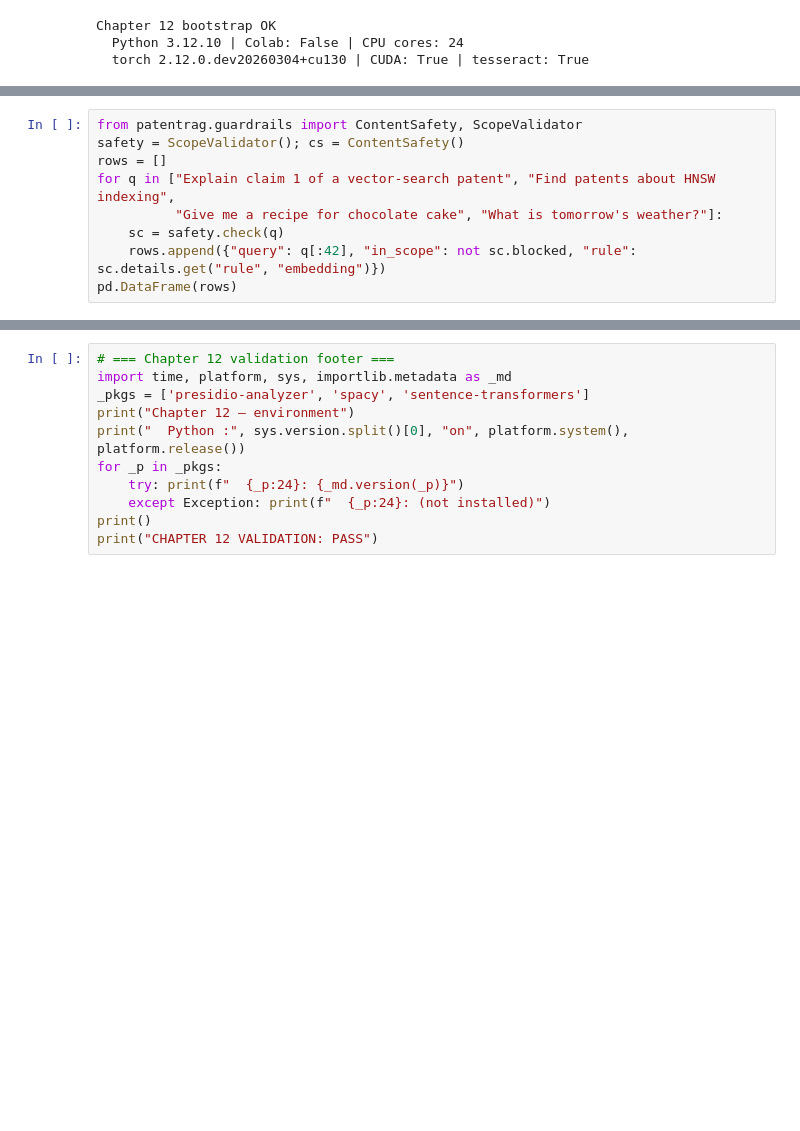
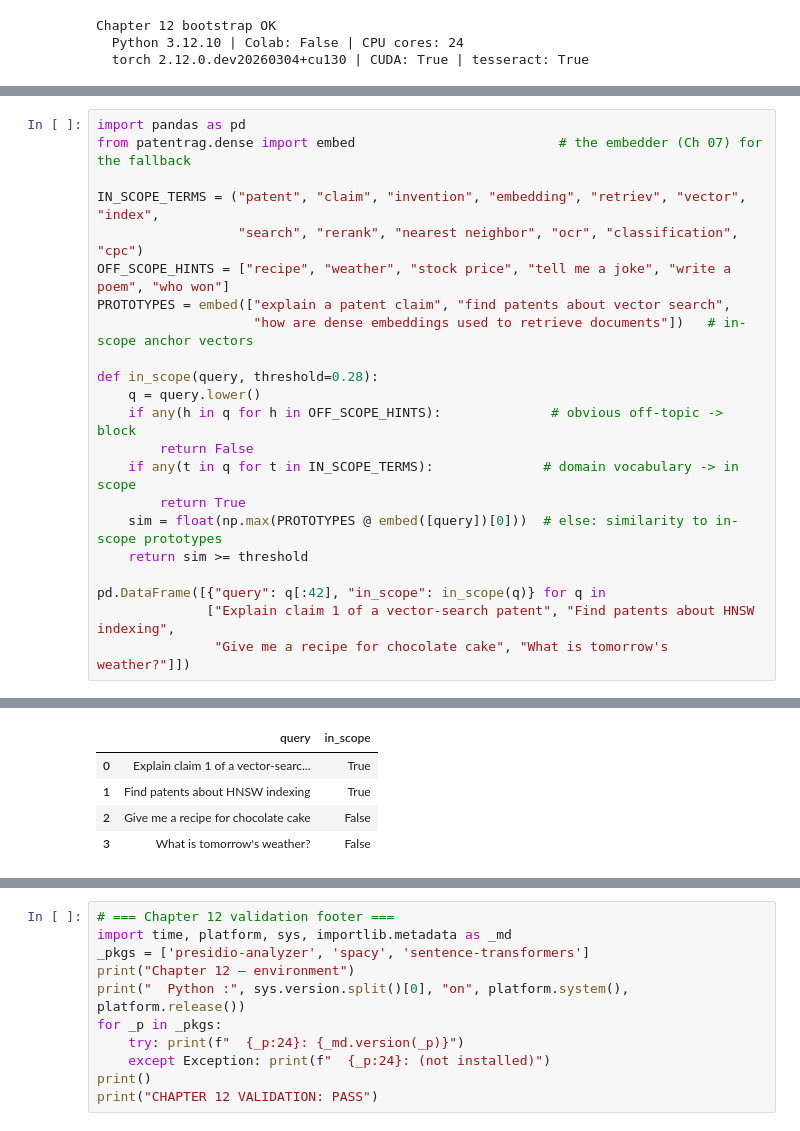
Before and after one commit to rsalehin/patent-rag-masterclass, a Jupyter notebook: notebooks/12_guardrails.ipynb, the cells around one changed output, grey strips where cells are left out. Cells and saved outputs as stored; diff of their text form; blank space fills up the shorter version.

```diff
--- a/notebooks/12_guardrails.ipynb
+++ b/notebooks/12_guardrails.ipynb
@@ -153,9 +76,0 @@ cost: **rules** → **embeddings** (similarity to in-scope prototypes) → **tra
-# %%
-from patentrag.guardrails import ContentSafety, ScopeValidator
-safety = ScopeValidator(); cs = ContentSafety()
-rows = []
-for q in ["Explain claim 1 of a vector-search patent", "Find patents about HNSW indexing",
-          "Give me a recipe for chocolate cake", "What is tomorrow's weather?"]:
-    sc = safety.check(q)
-    rows.append({"query": q[:42], "in_scope": not sc.blocked, "rule": sc.details.get("rule", "embedding")})
-pd.DataFrame(rows)
@@ -298,0 +186,23 @@ All Chapter 12 invariants hold. guardrail_eval artifact ready.
+# %%
+import pandas as pd
+from patentrag.dense import embed                          # the embedder (Ch 07) for the fallback
+
+IN_SCOPE_TERMS = ("patent", "claim", "invention", "embedding", "retriev", "vector", "index",
+                  "search", "rerank", "nearest neighbor", "ocr", "classification", "cpc")
+OFF_SCOPE_HINTS = ["recipe", "weather", "stock price", "tell me a joke", "write a poem", "who won"]
+PROTOTYPES = embed(["explain a patent claim", "find patents about vector search",
+                    "how are dense embeddings used to retrieve documents"])   # in-scope anchor vectors
+
+def in_scope(query, threshold=0.28):
+    q = query.lower()
+    if any(h in q for h in OFF_SCOPE_HINTS):              # obvious off-topic -> block
+        return False
+    if any(t in q for t in IN_SCOPE_TERMS):              # domain vocabulary -> in scope
+        return True
+    sim = float(np.max(PROTOTYPES @ embed([query])[0]))  # else: similarity to in-scope prototypes
+    return sim >= threshold
+
+pd.DataFrame([{"query": q[:42], "in_scope": in_scope(q)} for q in
+              ["Explain claim 1 of a vector-search patent", "Find patents about HNSW indexing",
+               "Give me a recipe for chocolate cake", "What is tomorrow's weather?"]])
+# %% [output]
@@ -298,0 +210,5 @@ All Chapter 12 invariants hold. guardrail_eval artifact ready.
+|  | query | in_scope |
+| 0 | Explain claim 1 of a vector-searc... | True |
+| 1 | Find patents about HNSW indexing | True |
+| 2 | Give me a recipe for chocolate cake | False |
+| 3 | What is tomorrow's weather? | False |
```
Also changed, not shown: parts of 37 cells of this notebook, 1 other file.
